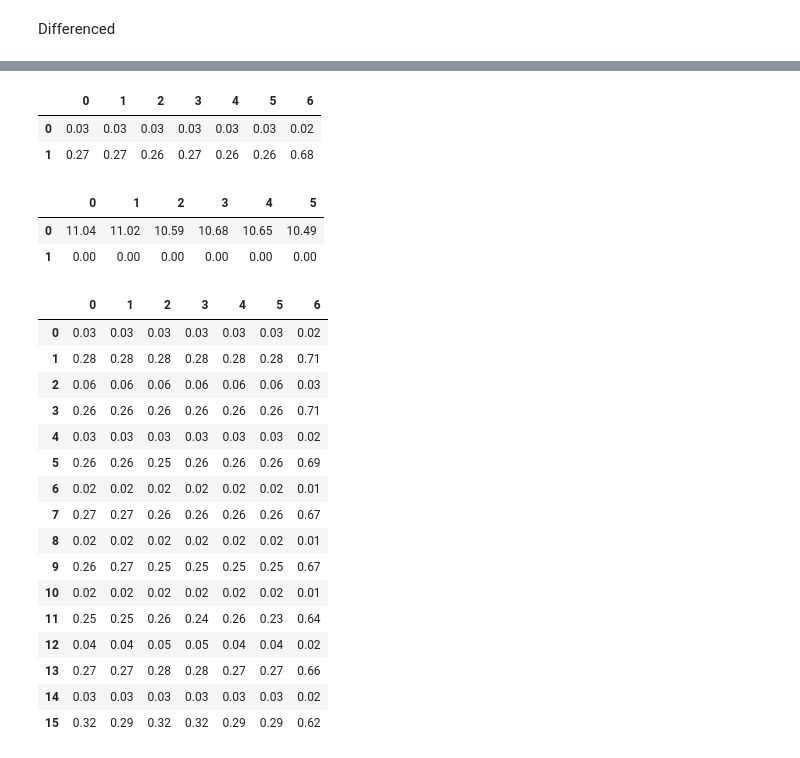
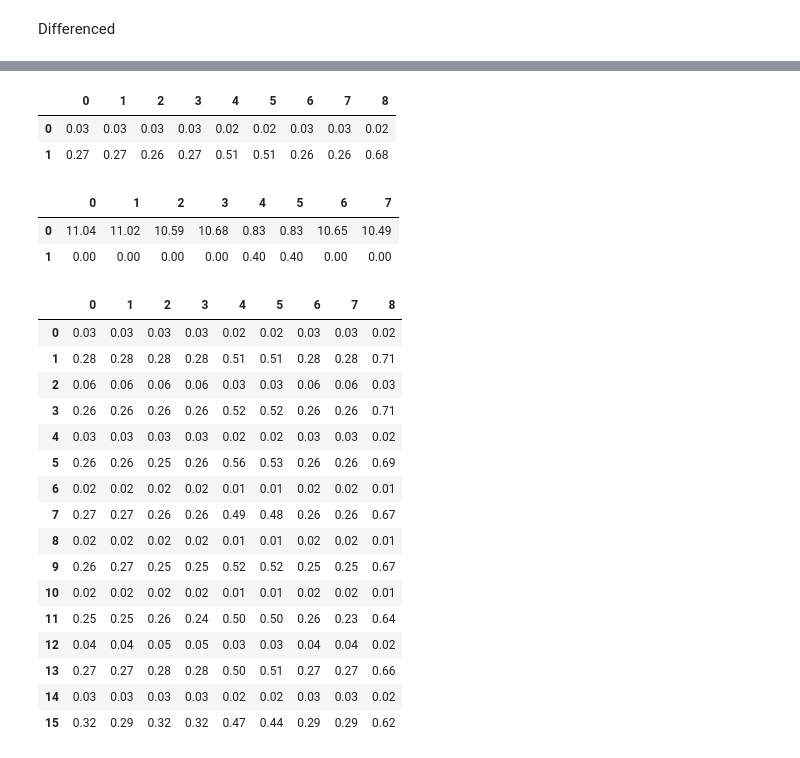
Before and after one commit to TiesHRL/DyART, a Jupyter notebook: Combined_code/results.ipynb, the cells around one changed output, grey strips where cells are left out. Cells and saved outputs as stored; diff of their text form; code cells hidden in the pictures.

```diff
--- a/Combined_code/results.ipynb
+++ b/Combined_code/results.ipynb
@@ -17,7 +17,8 @@ target = target.iloc[1:,:]
 target = target.iloc[1000:, 0]
 
 results.index = target.index
-results = results/100
+results = results
+target = target
 display(results)
 display(target)
 # %% [output]
@@ -153,8 +145,8 @@ for i, forecast in enumerate(results):
         rmse, hr = res(target, results.iloc[:,i])
         res_norm_all[0,i] = rmse
         res_norm_all[1,i] = hr
-        if i != 6:
-            dm_stat, p_value = dm_test(target, results.iloc[:,i], results.iloc[:,6])
+        if i != 8:
+            dm_stat, p_value = dm_test(target, results.iloc[:,i], results.iloc[:,8])
 
             # Store results
             dm_res_norm_all[0,i] = dm_stat
@@ -196,8 +188,8 @@ for i, forecast in enumerate(results):
         rmse, hr = res(target.iloc[int(lenghts[j]):int(lenghts[j+1])], results.iloc[int(lenghts[j]):int(lenghts[j+1]),i])
         res_norm[2*j,i] = rmse
         res_norm[2*j+1,i] = hr
-        if i != 6:
-            dm_stat, p_value = dm_test(target.iloc[int(lenghts[j]):int(lenghts[j+1])], results.iloc[int(lenghts[j]):int(lenghts[j+1]),i], results.iloc[int(lenghts[j]):int(lenghts[j+1]),6])
+        if i != 8:
+            dm_stat, p_value = dm_test(target.iloc[int(lenghts[j]):int(lenghts[j+1])], results.iloc[int(lenghts[j]):int(lenghts[j+1]),i], results.iloc[int(lenghts[j]):int(lenghts[j+1]),8])
 
             # Store results
             dm_res_norm[j*2,i] = dm_stat
@@ -322,8 +314,8 @@ for i, forecast in enumerate(results):
         rmse, hr = res(target, results.iloc[:,i])
         res_diff_all[0,i] = rmse
         res_diff_all[1,i] = hr
-        if i != 6:
-            dm_stat, p_value = dm_test(target, results.iloc[:,i], results.iloc[:,6])
+        if i != 8:
+            dm_stat, p_value = dm_test(target, results.iloc[:,i], results.iloc[:,8])
 
             # Store results
             dm_res_diff_all[0,i] = dm_stat
@@ -333,45 +325,45 @@ for i, forecast in enumerate(results):
 display(pd.DataFrame(res_diff_all).round(2))
 display(pd.DataFrame(dm_res_diff_all).round(2))
 # %% [output]
-|  | 0 | 1 | 2 | 3 | 4 | 5 | 6 |
-| 0 | 0.03 | 0.03 | 0.03 | 0.03 | 0.03 | 0.03 | 0.02 |
-| 1 | 0.27 | 0.27 | 0.26 | 0.27 | 0.26 | 0.26 | 0.68 |
+|  | 0 | 1 | 2 | 3 | 4 | 5 | 6 | 7 | 8 |
+| 0 | 0.03 | 0.03 | 0.03 | 0.03 | 0.02 | 0.02 | 0.03 | 0.03 | 0.02 |
+| 1 | 0.27 | 0.27 | 0.26 | 0.27 | 0.51 | 0.51 | 0.26 | 0.26 | 0.68 |
-|  | 0 | 1 | 2 | 3 | 4 | 5 |
-| 0 | 11.04 | 11.02 | 10.59 | 10.68 | 10.65 | 10.49 |
-| 1 | 0.00 | 0.00 | 0.00 | 0.00 | 0.00 | 0.00 |
+|  | 0 | 1 | 2 | 3 | 4 | 5 | 6 | 7 |
+| 0 | 11.04 | 11.02 | 10.59 | 10.68 | 0.83 | 0.83 | 10.65 | 10.49 |
+| 1 | 0.00 | 0.00 | 0.00 | 0.00 | 0.40 | 0.40 | 0.00 | 0.00 |
 # %%
 res_diff = np.zeros(((len(lengths)-1)*2,results.shape[1]))
 dm_res_diff = np.zeros(((len(lengths)-1)*2,results.shape[1]-1))
 
 for i, forecast in enumerate(results):
     for j in range(len(lengths)-1):
         rmse, hr = res(target.iloc[int(lenghts[j]):int(lenghts[j+1])], results.iloc[int(lenghts[j]):int(lenghts[j+1]),i])
         res_diff[2*j,i] = rmse
         res_diff[2*j+1,i] = hr
-        if i != 6:
-            dm_stat, p_value = dm_test(target.iloc[int(lenghts[j]):int(lenghts[j+1])], results.iloc[int(lenghts[j]):int(lenghts[j+1]),i], results.iloc[int(lenghts[j]):int(lenghts[j+1]),6])
+        if i != 8:
+            dm_stat, p_value = dm_test(target.iloc[int(lenghts[j]):int(lenghts[j+1])], results.iloc[int(lenghts[j]):int(lenghts[j+1]),i], results.iloc[int(lenghts[j]):int(lenghts[j+1]),8])
 
             # Store results
             dm_res_diff[j*2,i] = dm_stat
             dm_res_diff[j*2+1,i] = p_value
 
 display(pd.DataFrame(res_diff).round(2))
 display(pd.DataFrame(dm_res_diff).round(2))
 # %% [output]
-|  | 0 | 1 | 2 | 3 | 4 | 5 | 6 |
-| 0 | 0.03 | 0.03 | 0.03 | 0.03 | 0.03 | 0.03 | 0.02 |
-| 1 | 0.28 | 0.28 | 0.28 | 0.28 | 0.28 | 0.28 | 0.71 |
-| 2 | 0.06 | 0.06 | 0.06 | 0.06 | 0.06 | 0.06 | 0.03 |
-| 3 | 0.26 | 0.26 | 0.26 | 0.26 | 0.26 | 0.26 | 0.71 |
-| 4 | 0.03 | 0.03 | 0.03 | 0.03 | 0.03 | 0.03 | 0.02 |
-| 5 | 0.26 | 0.26 | 0.25 | 0.26 | 0.26 | 0.26 | 0.69 |
-| 6 | 0.02 | 0.02 | 0.02 | 0.02 | 0.02 | 0.02 | 0.01 |
-| 7 | 0.27 | 0.27 | 0.26 | 0.26 | 0.26 | 0.26 | 0.67 |
-| 8 | 0.02 | 0.02 | 0.02 | 0.02 | 0.02 | 0.02 | 0.01 |
-| 9 | 0.26 | 0.27 | 0.25 | 0.25 | 0.25 | 0.25 | 0.67 |
-| 10 | 0.02 | 0.02 | 0.02 | 0.02 | 0.02 | 0.02 | 0.01 |
-| 11 | 0.25 | 0.25 | 0.26 | 0.24 | 0.26 | 0.23 | 0.64 |
-| 12 | 0.04 | 0.04 | 0.05 | 0.05 | 0.04 | 0.04 | 0.02 |
-| 13 | 0.27 | 0.27 | 0.28 | 0.28 | 0.27 | 0.27 | 0.66 |
-| 14 | 0.03 | 0.03 | 0.03 | 0.03 | 0.03 | 0.03 | 0.02 |
-| 15 | 0.32 | 0.29 | 0.32 | 0.32 | 0.29 | 0.29 | 0.62 |
+|  | 0 | 1 | 2 | 3 | 4 | 5 | 6 | 7 | 8 |
+| 0 | 0.03 | 0.03 | 0.03 | 0.03 | 0.02 | 0.02 | 0.03 | 0.03 | 0.02 |
+| 1 | 0.28 | 0.28 | 0.28 | 0.28 | 0.51 | 0.51 | 0.28 | 0.28 | 0.71 |
+| 2 | 0.06 | 0.06 | 0.06 | 0.06 | 0.03 | 0.03 | 0.06 | 0.06 | 0.03 |
+| 3 | 0.26 | 0.26 | 0.26 | 0.26 | 0.52 | 0.52 | 0.26 | 0.26 | 0.71 |
+| 4 | 0.03 | 0.03 | 0.03 | 0.03 | 0.02 | 0.02 | 0.03 | 0.03 | 0.02 |
+| 5 | 0.26 | 0.26 | 0.25 | 0.26 | 0.56 | 0.53 | 0.26 | 0.26 | 0.69 |
+| 6 | 0.02 | 0.02 | 0.02 | 0.02 | 0.01 | 0.01 | 0.02 | 0.02 | 0.01 |
+| 7 | 0.27 | 0.27 | 0.26 | 0.26 | 0.49 | 0.48 | 0.26 | 0.26 | 0.67 |
+| 8 | 0.02 | 0.02 | 0.02 | 0.02 | 0.01 | 0.01 | 0.02 | 0.02 | 0.01 |
+| 9 | 0.26 | 0.27 | 0.25 | 0.25 | 0.52 | 0.52 | 0.25 | 0.25 | 0.67 |
+| 10 | 0.02 | 0.02 | 0.02 | 0.02 | 0.01 | 0.01 | 0.02 | 0.02 | 0.01 |
+| 11 | 0.25 | 0.25 | 0.26 | 0.24 | 0.50 | 0.50 | 0.26 | 0.23 | 0.64 |
+| 12 | 0.04 | 0.04 | 0.05 | 0.05 | 0.03 | 0.03 | 0.04 | 0.04 | 0.02 |
+| 13 | 0.27 | 0.27 | 0.28 | 0.28 | 0.50 | 0.51 | 0.27 | 0.27 | 0.66 |
+| 14 | 0.03 | 0.03 | 0.03 | 0.03 | 0.02 | 0.02 | 0.03 | 0.03 | 0.02 |
+| 15 | 0.32 | 0.29 | 0.32 | 0.32 | 0.47 | 0.44 | 0.29 | 0.29 | 0.62 |
```
Also changed, not shown: parts of 9 cells of this notebook, 29 other files.
